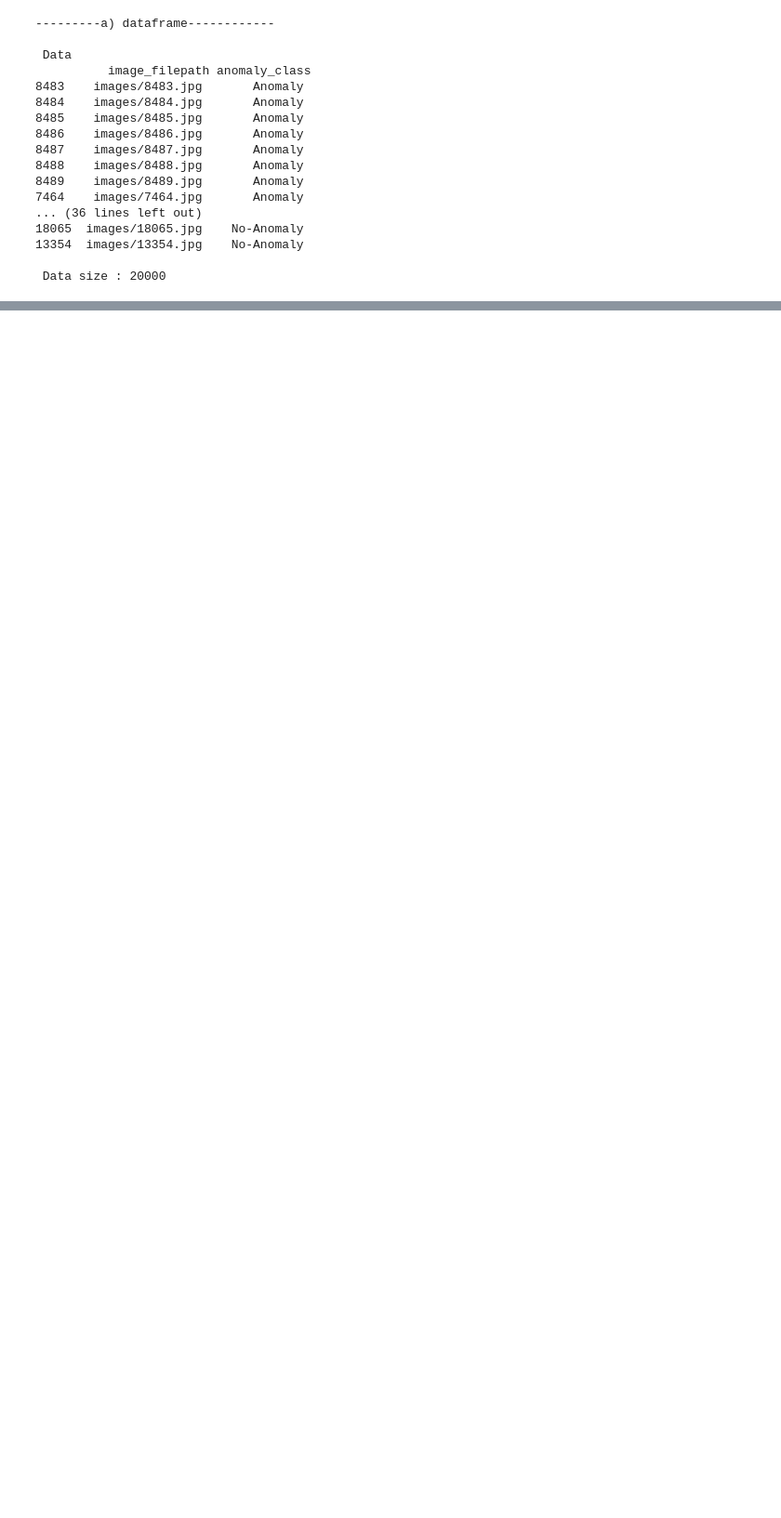
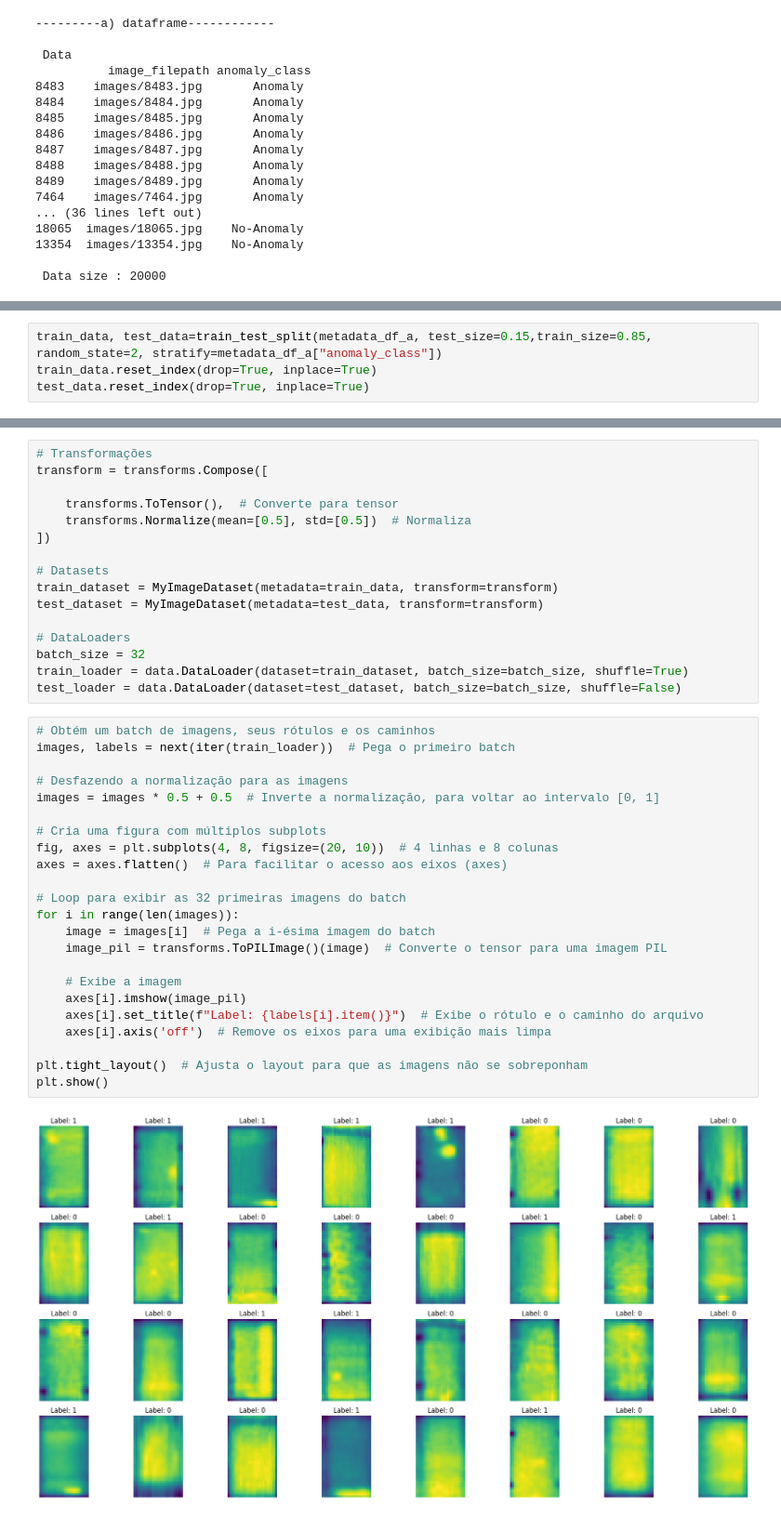
Before and after one commit to RVasconcelosMiguel/ComputerVision, a Jupyter notebook: CV_Project2.ipynb, the cells around one changed output, grey strips where cells are left out. Shown: that part at 93% size. Drawn from its saved outputs; the diff is of its cells as text; blank space fills up the shorter version.

```diff
--- a/CV_Project2.ipynb
+++ b/CV_Project2.ipynb
@@ -133,0 +198,4 @@ print("\n")
+# %%
+train_data, test_data=train_test_split(metadata_df_a, test_size=0.15,train_size=0.85, random_state=2, stratify=metadata_df_a["anomaly_class"])
+train_data.reset_index(drop=True, inplace=True)
+test_data.reset_index(drop=True, inplace=True)
@@ -133,0 +223,41 @@ print("\n")
+# %%
+# Transformações
+transform = transforms.Compose([
+
+    transforms.ToTensor(),  # Converte para tensor
+    transforms.Normalize(mean=[0.5], std=[0.5])  # Normaliza
+])
+
+# Datasets
+train_dataset = MyImageDataset(metadata=train_data, transform=transform)
+test_dataset = MyImageDataset(metadata=test_data, transform=transform)
+
+# DataLoaders
+batch_size = 32
+train_loader = data.DataLoader(dataset=train_dataset, batch_size=batch_size, shuffle=True)
+test_loader = data.DataLoader(dataset=test_dataset, batch_size=batch_size, shuffle=False)
+# %%
+# Obtém um batch de imagens, seus rótulos e os caminhos
+images, labels = next(iter(train_loader))  # Pega o primeiro batch
+
+# Desfazendo a normalização para as imagens
+images = images * 0.5 + 0.5  # Inverte a normalização, para voltar ao intervalo [0, 1]
+
+# Cria uma figura com múltiplos subplots
+fig, axes = plt.subplots(4, 8, figsize=(20, 10))  # 4 linhas e 8 colunas
+axes = axes.flatten()  # Para facilitar o acesso aos eixos (axes)
+
+# Loop para exibir as 32 primeiras imagens do batch
+for i in range(len(images)):
+    image = images[i]  # Pega a i-ésima imagem do batch
+    image_pil = transforms.ToPILImage()(image)  # Converte o tensor para uma imagem PIL
+
+    # Exibe a imagem
+    axes[i].imshow(image_pil)
+    axes[i].set_title(f"Label: {labels[i].item()}")  # Exibe o rótulo e o caminho do arquivo
+    axes[i].axis('off')  # Remove os eixos para uma exibição mais limpa
+
+plt.tight_layout()  # Ajusta o layout para que as imagens não se sobreponham
+plt.show()
+# %% [output]
+[figure, added]
```
Also changed, not shown: parts of 4 cells of this notebook.
